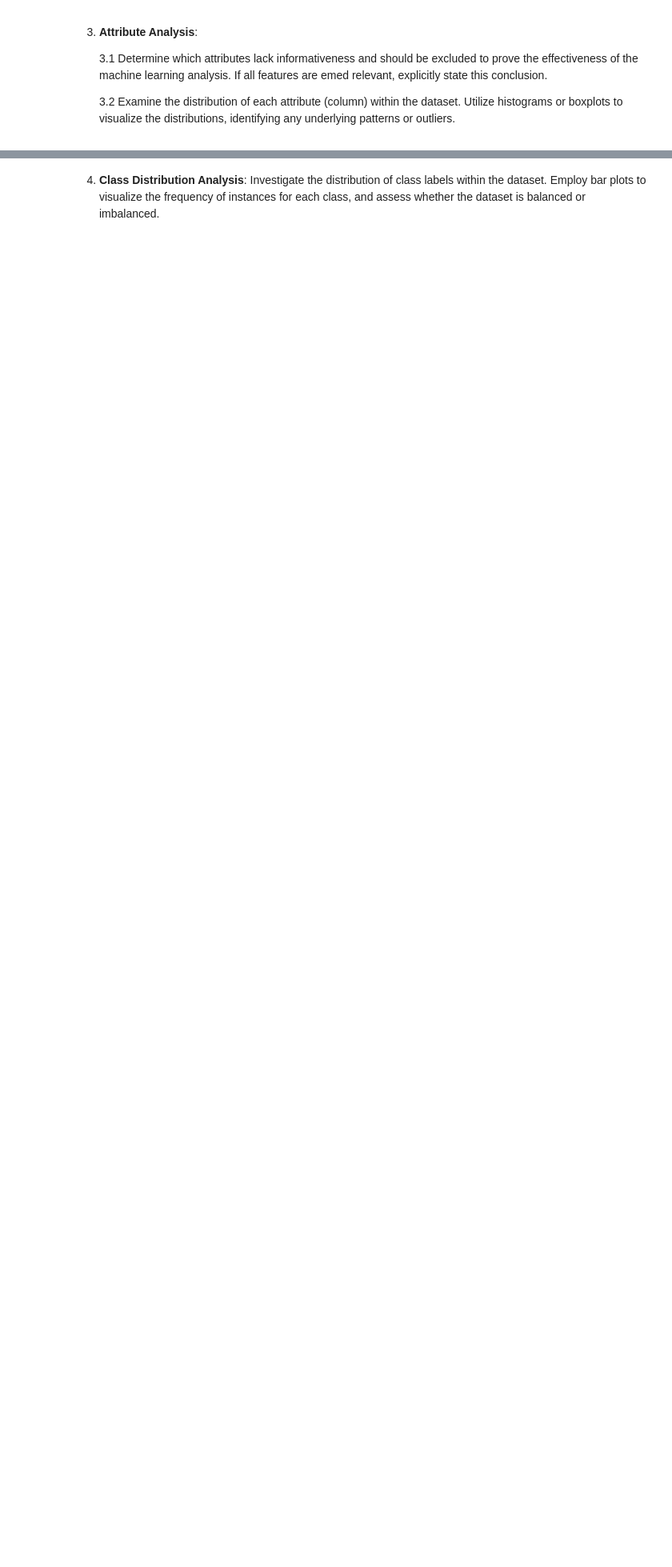
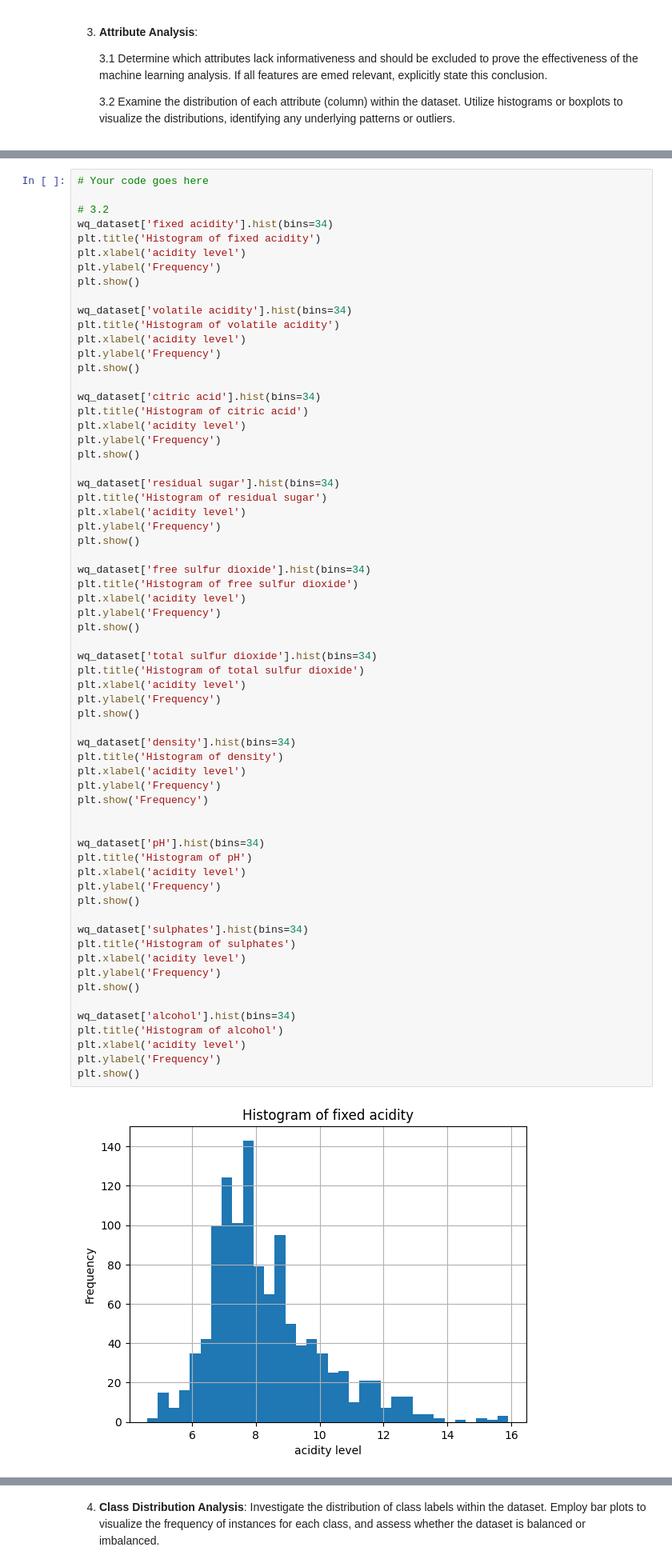
Before and after one commit to Obskurity/CSI4106_A1, a Jupyter notebook: CSI4106_A1_300185298.ipynb, the cells around one changed output, grey strips where cells are left out. Shown: that part at 80% size. Saved outputs shown, nothing was run; the diff lists cells and outputs as text; blank space fills up the shorter version.

```diff
--- a/CSI4106_A1_300185298.ipynb
+++ b/CSI4106_A1_300185298.ipynb
@@ -150,0 +152,66 @@ Attribute(s) with missing values using _ for credit score dataset:  Index(['Chan
+# %%
+# Your code goes here
+
+# 3.2
+wq_dataset['fixed acidity'].hist(bins=34)
+plt.title('Histogram of fixed acidity')
+plt.xlabel('acidity level')
+plt.ylabel('Frequency')
+plt.show()
+
+wq_dataset['volatile acidity'].hist(bins=34)
+plt.title('Histogram of volatile acidity')
+plt.xlabel('acidity level')
+plt.ylabel('Frequency')
+plt.show()
+
+wq_dataset['citric acid'].hist(bins=34)
+plt.title('Histogram of citric acid')
+plt.xlabel('acidity level')
+plt.ylabel('Frequency')
+plt.show()
+
+wq_dataset['residual sugar'].hist(bins=34)
+plt.title('Histogram of residual sugar')
+plt.xlabel('acidity level')
+plt.ylabel('Frequency')
+plt.show()
+
+wq_dataset['free sulfur dioxide'].hist(bins=34)
+plt.title('Histogram of free sulfur dioxide')
+plt.xlabel('acidity level')
+plt.ylabel('Frequency')
+plt.show()
+
+wq_dataset['total sulfur dioxide'].hist(bins=34)
+plt.title('Histogram of total sulfur dioxide')
+plt.xlabel('acidity level')
+plt.ylabel('Frequency')
+plt.show()
+
+wq_dataset['density'].hist(bins=34)
+plt.title('Histogram of density')
+plt.xlabel('acidity level')
+plt.ylabel('Frequency')
+plt.show('Frequency')
+
+
+wq_dataset['pH'].hist(bins=34)
+plt.title('Histogram of pH')
+plt.xlabel('acidity level')
+plt.ylabel('Frequency')
+plt.show()
+
+wq_dataset['sulphates'].hist(bins=34)
+plt.title('Histogram of sulphates')
+plt.xlabel('acidity level')
+plt.ylabel('Frequency')
+plt.show()
+
+wq_dataset['alcohol'].hist(bins=34)
+plt.title('Histogram of alcohol')
+plt.xlabel('acidity level')
+plt.ylabel('Frequency')
+plt.show()
+# %% [output]
+[figure, added]
```
Also changed, not shown: parts of 7 cells of this notebook.
